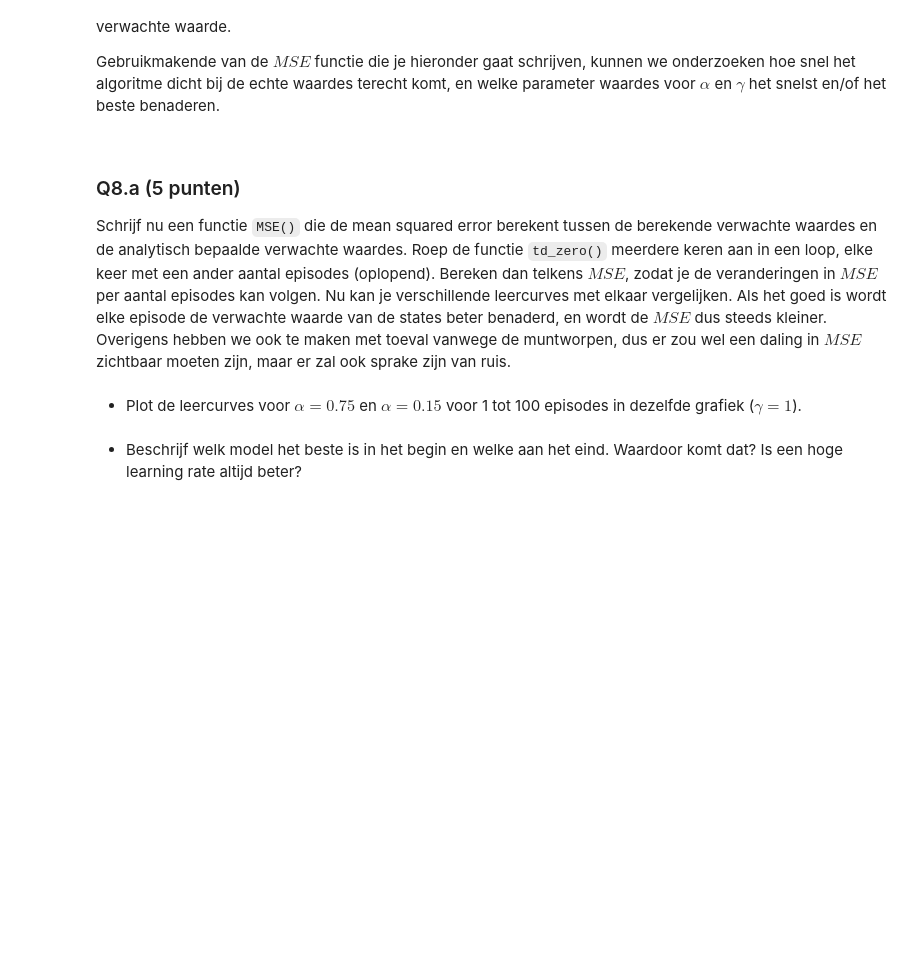
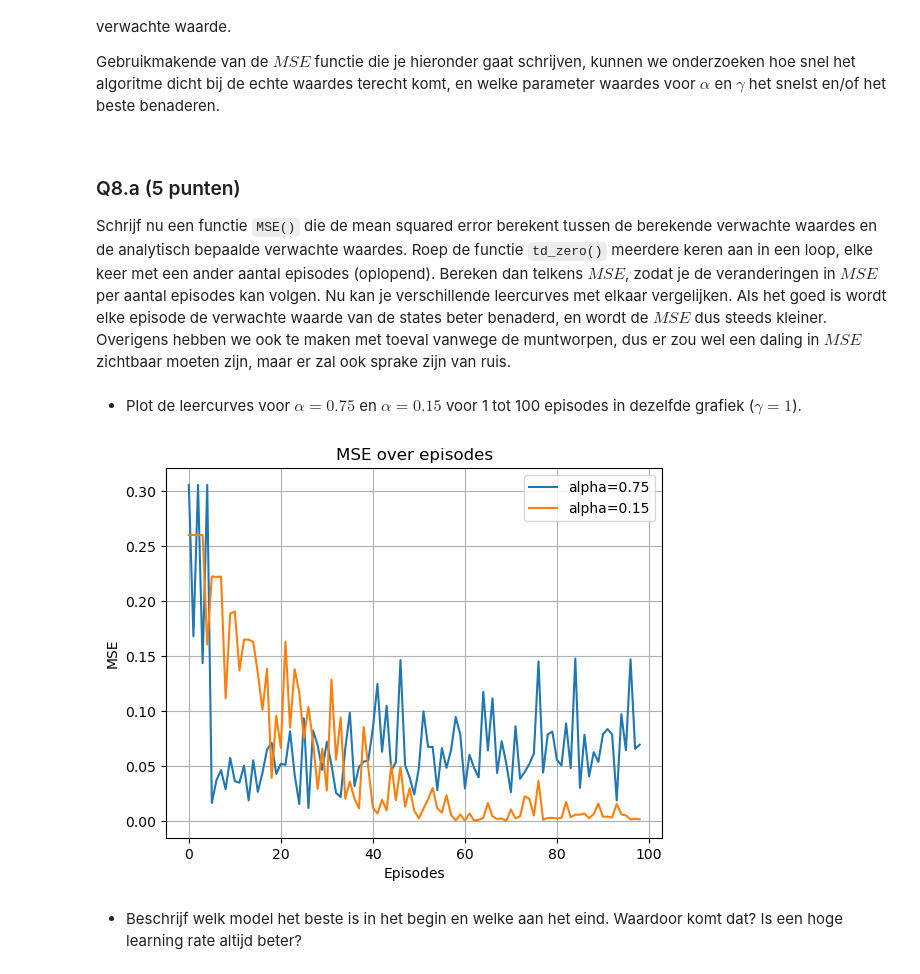
Before and after one commit to Knoerdin/huiswerk_gijs_nordin, a Jupyter notebook: Assignment 1/Assignment_1.ipynb, the cells around one changed output. Saved outputs shown, nothing was run; the diff lists cells and outputs as text; code cells hidden in the pictures; blank space fills up the shorter version.

```diff
--- a/Assignment 1/Assignment_1.ipynb
+++ b/Assignment 1/Assignment_1.ipynb
@@ -638,9 +638,17 @@ Gebruikmakende van de $MSE$ functie die je hieronder gaat schrijven, kunnen we o
 ### Q8.a  (5 punten)
 
 Schrijf nu een functie `MSE()` die de mean squared error berekent tussen de berekende verwachte waardes en de analytisch bepaalde verwachte waardes. Roep de functie `td_zero()` meerdere keren aan in een loop, elke keer met een ander aantal episodes (oplopend). Bereken dan telkens $MSE$, zodat je de veranderingen in $MSE$ per aantal episodes kan volgen. Nu kan je verschillende leercurves met elkaar vergelijken. Als het goed is wordt elke episode de verwachte waarde van de states beter benaderd, en wordt de $MSE$ dus steeds kleiner. Overigens hebben we ook te maken met toeval vanwege de muntworpen, dus er zou wel een daling in $MSE$ zichtbaar moeten zijn, maar er zal ook sprake zijn van ruis.
-# %%
-def MSE():
-    # TO DO
-    return
+# %%
+def MSE(max_episodes, alpha, gamma=1):
+    # TO DO
+    true_values = np.array([1/6, 2/6, 3/6, 4/6, 5/6])
+    total_mse = []
+    for episodes in range(1, max_episodes):
+        A, B, C, D, E = td_zero(alpha, gamma, episodes)
+        estimated_values = np.array([A[-1], B[-1], C[-1], D[-1], E[-1]])
+        # calculate the MSE
+        mse = np.mean((true_values - estimated_values)**2)
+        total_mse.append(mse)
+    return total_mse
 # %% [markdown]
 * Plot de leercurves voor $\alpha = 0.75$ en $\alpha = 0.15$ voor 1 tot 100 episodes in dezelfde grafiek ($\gamma=1$).
@@ -649,3 +655,17 @@ def MSE():
+# %%
+mse1 = MSE(100, 0.75)
+mse2 = MSE(100, 0.15)
+
+plt.plot(mse1, label="alpha=0.75")
+plt.plot(mse2, label="alpha=0.15")
+plt.xlabel("Episodes")
+plt.ylabel("MSE")
+plt.title("MSE over episodes")
+plt.legend()
+plt.grid()
+plt.show()
+# %% [output]
+[figure, added]
 # %% [markdown]
 * Beschrijf welk model het beste is in het begin en welke aan het eind. Waardoor komt dat? Is een hoge learning rate altijd beter?
 # %% [markdown]
```
Also changed, not shown: parts of 3 cells of this notebook.
